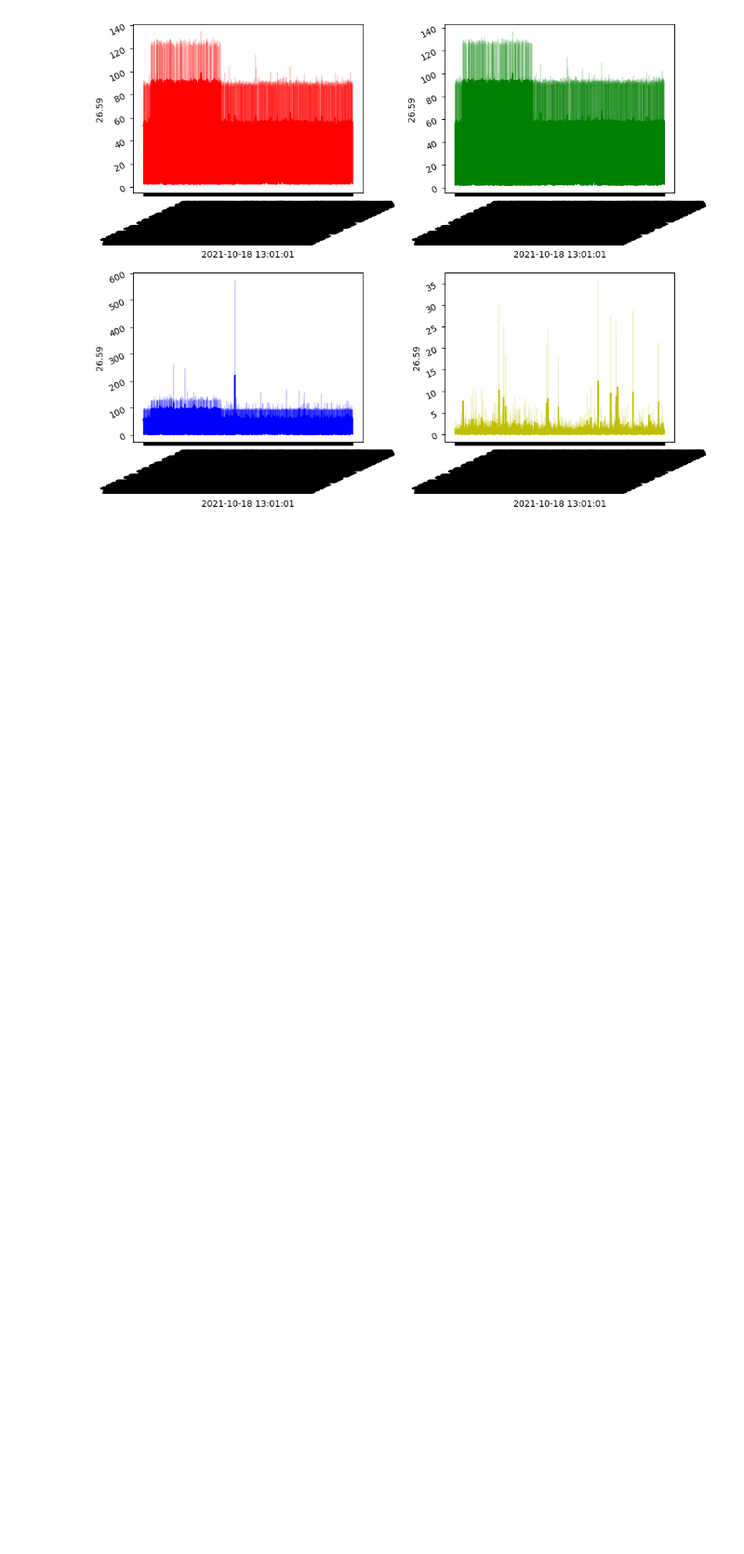
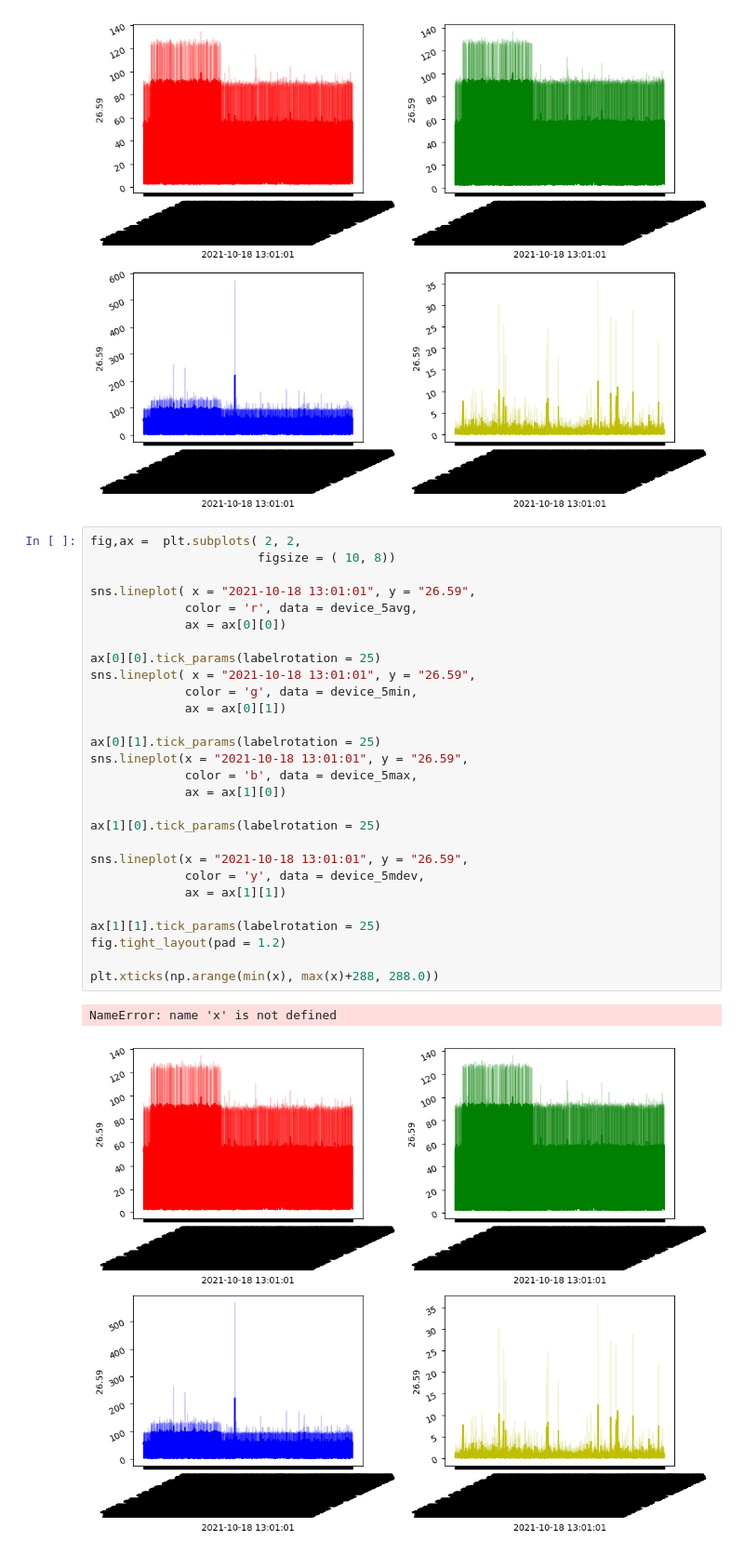
Before and after one commit to internet-equity/netrics-data, a Jupyter notebook: code/device-mapping/device-mapping-kristin.ipynb, the cells around one changed output. Shown at 93% size. Drawn from its saved outputs; the diff is of its cells as text; blank space fills up the shorter version.

Commit message:
new graphs added

```diff
--- a/code/device-mapping/device-mapping-kristin.ipynb
+++ b/code/device-mapping/device-mapping-kristin.ipynb
@@ -133,3 +134,34 @@ ax[1][1].tick_params(labelrotation = 25)
 fig.tight_layout(pad = 1.2)
 # %% [output]
 [figure]
+# %%
+fig,ax =  plt.subplots( 2, 2,
+                       figsize = ( 10, 8))
+
+sns.lineplot( x = "2021-10-18 13:01:01", y = "26.59",
+             color = 'r', data = device_5avg,
+             ax = ax[0][0])
+
+ax[0][0].tick_params(labelrotation = 25)
+sns.lineplot( x = "2021-10-18 13:01:01", y = "26.59",
+             color = 'g', data = device_5min,
+             ax = ax[0][1])
+
+ax[0][1].tick_params(labelrotation = 25)
+sns.lineplot(x = "2021-10-18 13:01:01", y = "26.59",
+             color = 'b', data = device_5max,
+             ax = ax[1][0])
+
+ax[1][0].tick_params(labelrotation = 25)
+
+sns.lineplot(x = "2021-10-18 13:01:01", y = "26.59",
+             color = 'y', data = device_5mdev,
+             ax = ax[1][1])
+
+ax[1][1].tick_params(labelrotation = 25)
+fig.tight_layout(pad = 1.2)
+
+plt.xticks(np.arange(min(x), max(x)+288, 288.0))
+# %% [output]
+NameError: name 'x' is not defined
+[figure, added]
```
Also changed, not shown: parts of 12 cells of this notebook.
